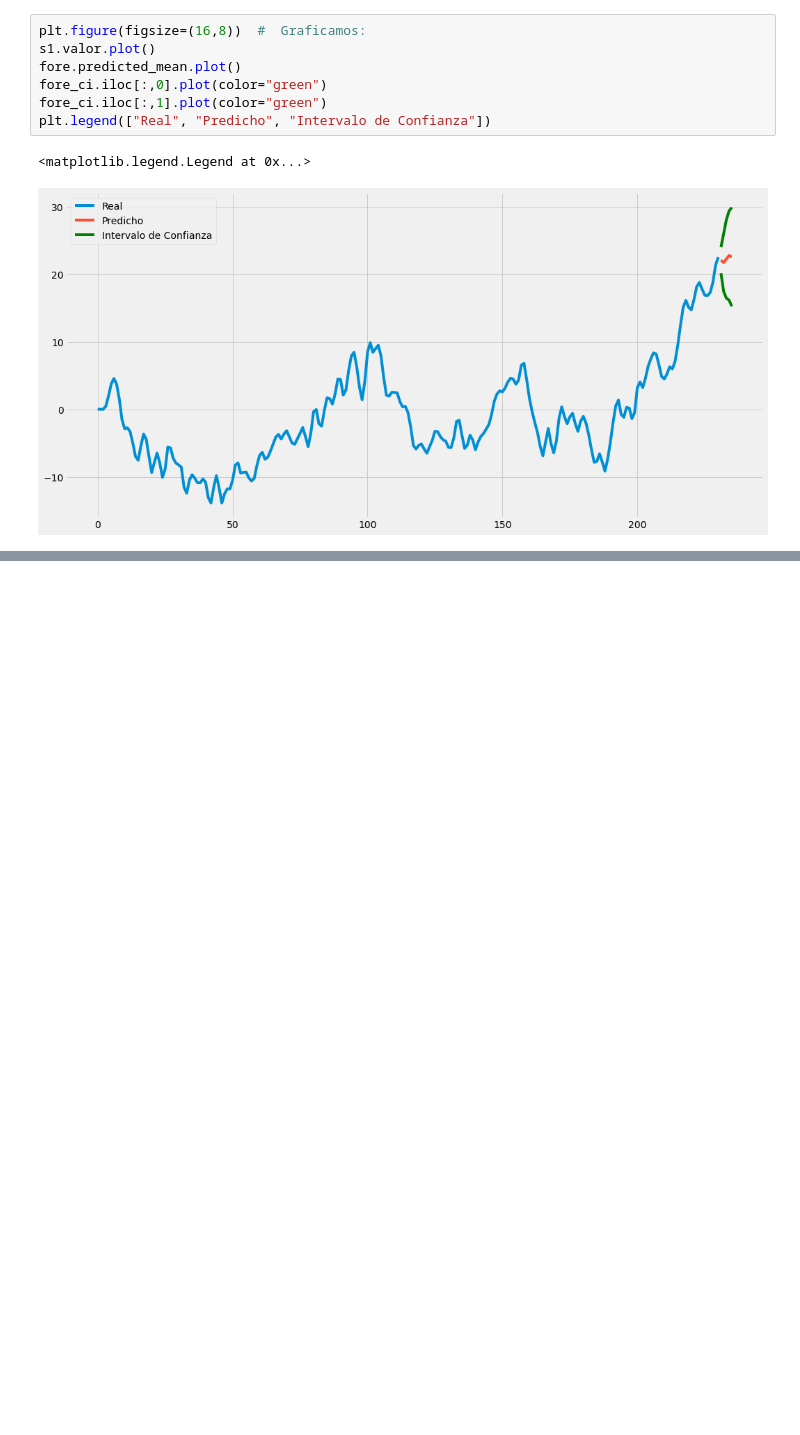
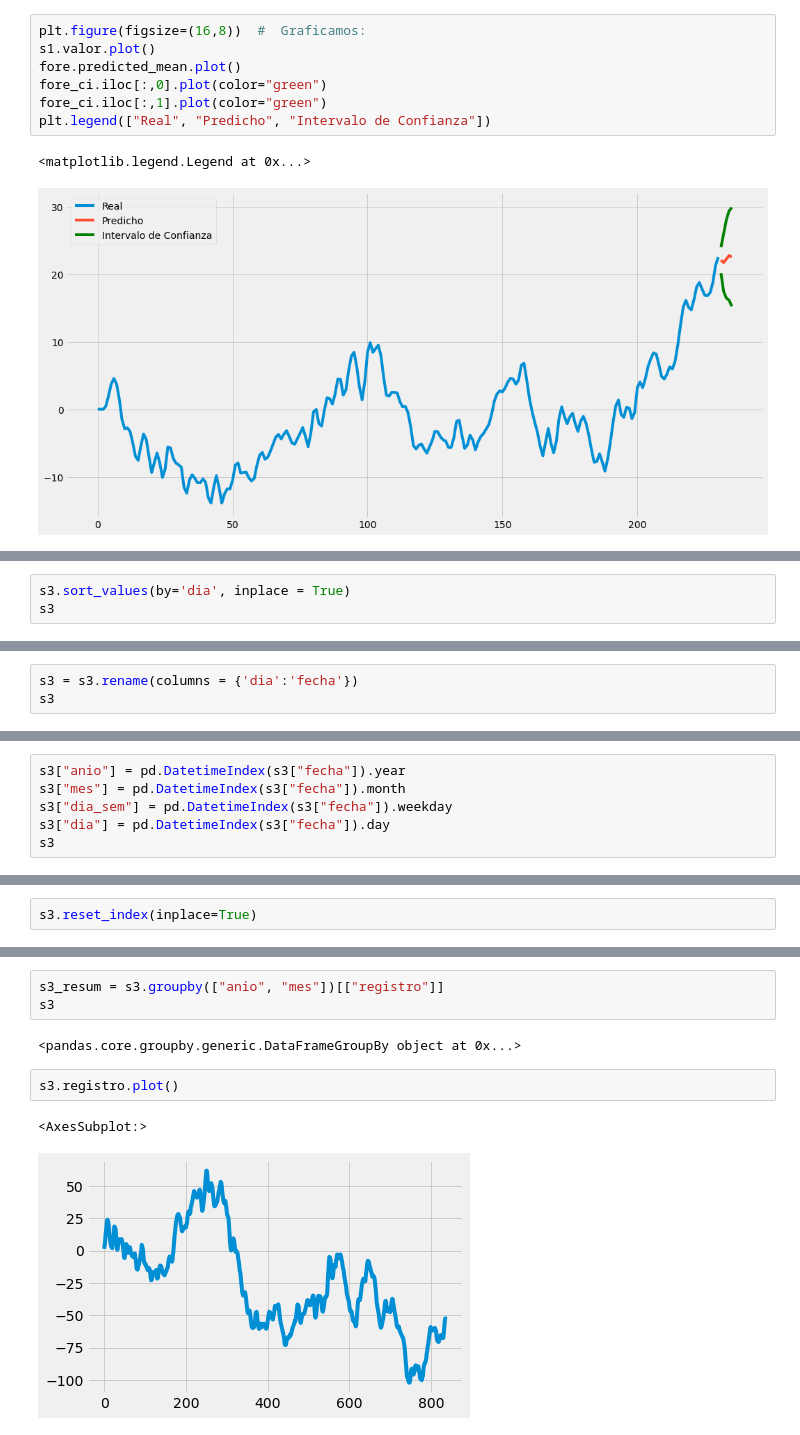
Before and after one commit to julianusor/series_de_tiempo, a Jupyter notebook: Exam2/Parcial-2.ipynb, the cells around one changed output, grey strips where cells are left out. Saved outputs shown, nothing was run; the diff lists cells and outputs as text; blank space fills up the shorter version.

```diff
--- a/Exam2/Parcial-2.ipynb
+++ b/Exam2/Parcial-2.ipynb
@@ -331,0 +384,3 @@ plt.legend(["Real", "Predicho", "Intervalo de Confianza"])
+# %%
+s3.sort_values(by='dia', inplace = True)
+s3
@@ -331,0 +401,3 @@ plt.legend(["Real", "Predicho", "Intervalo de Confianza"])
+# %%
+s3 = s3.rename(columns = {'dia':'fecha'})
+s3
@@ -331,0 +418,6 @@ plt.legend(["Real", "Predicho", "Intervalo de Confianza"])
+# %%
+s3["anio"] = pd.DatetimeIndex(s3["fecha"]).year
+s3["mes"] = pd.DatetimeIndex(s3["fecha"]).month
+s3["dia_sem"] = pd.DatetimeIndex(s3["fecha"]).weekday
+s3["dia"] = pd.DatetimeIndex(s3["fecha"]).day
+s3
@@ -331,0 +438,2 @@ plt.legend(["Real", "Predicho", "Intervalo de Confianza"])
+# %%
+s3.reset_index(inplace=True)
@@ -331,0 +454,10 @@ plt.legend(["Real", "Predicho", "Intervalo de Confianza"])
+# %%
+s3_resum = s3.groupby(["anio", "mes"])[["registro"]]
+s3
+# %% [output]
+<pandas.core.groupby.generic.DataFrameGroupBy object at 0x...>
+# %%
+s3.registro.plot()
+# %% [output]
+<AxesSubplot:>
+[figure, added]
```
Also changed, not shown: parts of 22 cells of this notebook.
